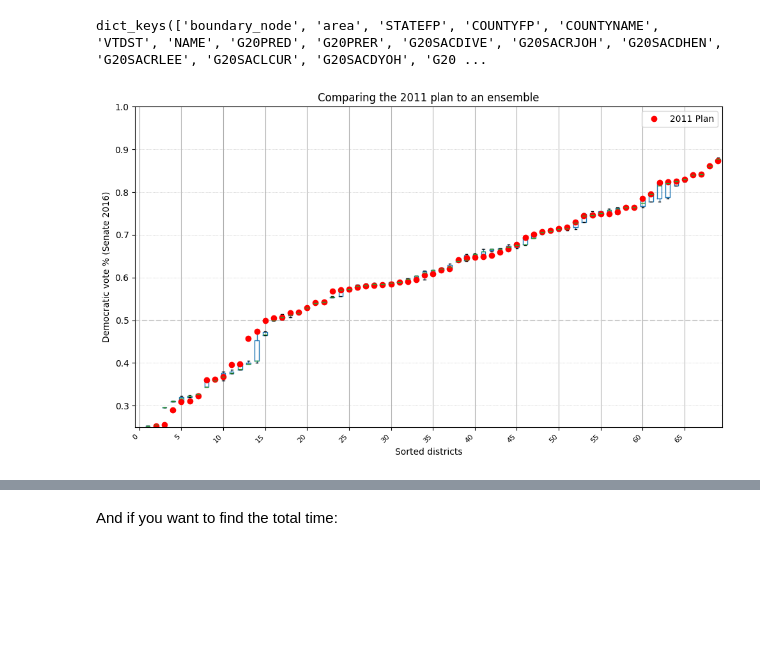
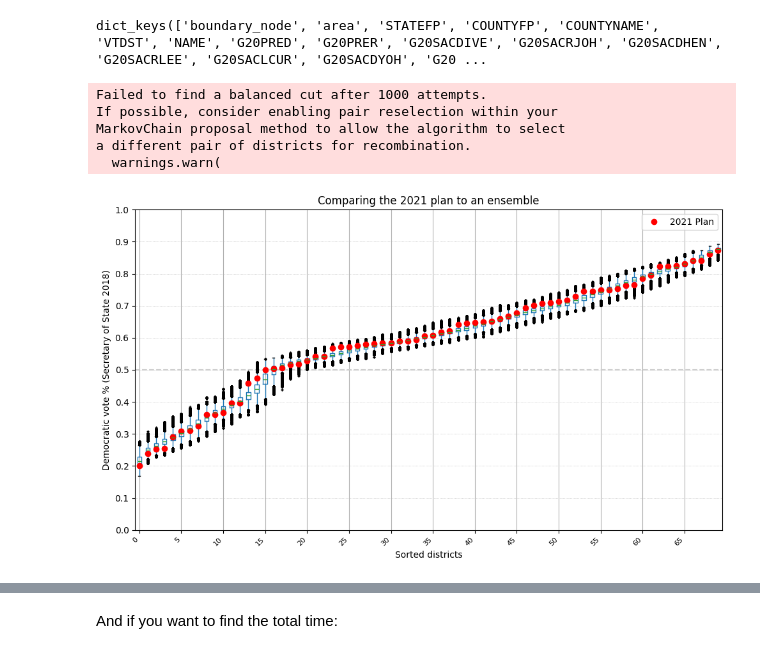
Before and after one commit to PaulMares/NMHouse, a Jupyter notebook: NM_recom SOS18.ipynb, the cells around one changed output, grey strips where cells are left out. Cells and saved outputs as stored; diff of their text form; code cells hidden in the pictures; blank space fills up the shorter version.

```diff
--- a/NM_recom SOS18.ipynb
+++ b/NM_recom SOS18.ipynb
@@ -21,9 +26,9 @@ Begin date and time :  2025-05-07 11:12:20
 # %%
 outdir="./NM_recom_SOS18/"
 # %%
-total_steps_in_run=100
-save_district_graph_mod=10
-save_district_plot_mod=10
+total_steps_in_run=1000000
+save_district_graph_mod=100000
+save_district_plot_mod=100000
 # %%
 os.makedirs(outdir, exist_ok=True)
 graph = Graph.from_file("NM/NM.shp")
@@ -77,52 +82,58 @@ compactness_bound = constraints.UpperBound(
 pop_constraint = constraints.within_percent_of_ideal_population(initial_partition, 0.15)
 # %%
 chain = MarkovChain(
-    proposal=proposal,
-    constraints=[
-        pop_constraint,
-        compactness_bound
-    ],
-    accept=accept.always_accept,
-    initial_state=initial_partition,
-    total_steps=total_steps_in_run
-    )
+	proposal=proposal,
+	constraints=[
+		pop_constraint,
+		compactness_bound
+		],
+	accept=accept.always_accept,
+	initial_state=initial_partition,
+	total_steps=total_steps_in_run,
+	)
 # %%
 data = pd.DataFrame(
-    sorted(partition["SOS18"].percents("Democratic"))
-    for partition in chain.with_progress_bar()
-)
+	sorted(partition["SOS18"].percents("Democratic"))
+	for partition in chain.with_progress_bar()
+	)
 num_dist = len(set(initial_partition.assignment.values()))
+# %% [output]
+Failed to find a balanced cut after 1000 attempts.
+If possible, consider enabling pair reselection within your
+MarkovChain proposal method to allow the algorithm to select
+a different pair of districts for recombination.
+  warnings.warn(
 # %%
 fig, ax = plt.subplots(figsize=(10, 6))  # Slightly wider for clarity
 
 # Draw 50% horizontal line
 ax.axhline(0.5, color="#cccccc", linestyle='--')
 
 # Draw boxplot of ensemble
-data.boxplot(ax=ax, positions=range(len(data.columns)), showfliers=False)
+flierprops = dict(markerfacecolor="k", marker='+', markeredgewidth=1, markersize=3)
+data.boxplot(ax=ax, positions=range(len(data.columns)), showfliers=True, flierprops=flierprops)
 
-# Draw red dots for 2011 plan (first row)
-ax.plot(data.iloc[0], "ro", label="2011 Plan")
+# Draw red dots for 2021 plan (first row)
+ax.plot(data.iloc[0], "ro", label="2021 Plan")
 
 # Beautify X-axis: Show fewer ticks and rotate labels
 ax.set_xticks(range(0, len(data.columns), 5))  # Show every 5th district
 ax.set_xticklabels(range(0, len(data.columns), 5), rotation=45, ha="right", fontsize=8)
 
 # Titles and labels
-ax.set_title("Comparing the 2011 plan to an ensemble")
-ax.set_ylabel("Democratic vote % (Senate 2016)")
+ax.set_title("Comparing the 2021 plan to an ensemble")
+ax.set_ylabel("Democratic vote % (Secretary of State 2018)")
 ax.set_xlabel("Sorted districts")
 ax.set_ylim(0.25, 1)
-ax.set_yticks([0.3, 0.4, 0.5, 0.6, 0.7, 0.8, 0.9, 1])
+ax.set_yticks([0, 0.1, 0.2, 0.3, 0.4, 0.5, 0.6, 0.7, 0.8, 0.9, 1])
 
 ax.grid(True, axis='y', linestyle=':', linewidth=0.5)
 ax.legend()
 
 plt.tight_layout()
-plt.savefig("PAbox_plotSen2016_SOS18.png")
 plt.show()
 # %% [output]
-[figure, old version]
+[figure, new version]
 # %%
 df=gpd.read_file("NM/NM.shp")
 # %%
```
Also changed, not shown: parts of 16 cells of this notebook, 2 other files.
